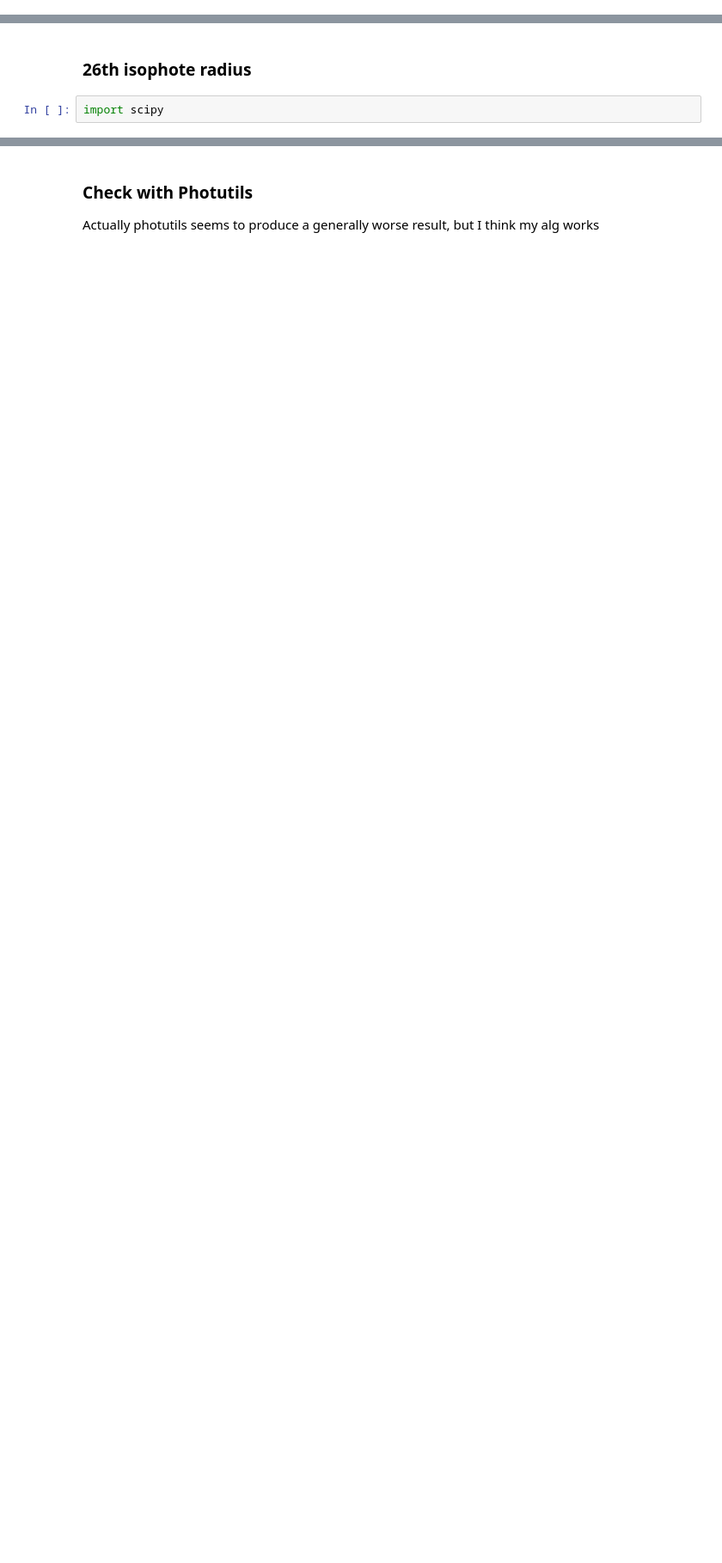
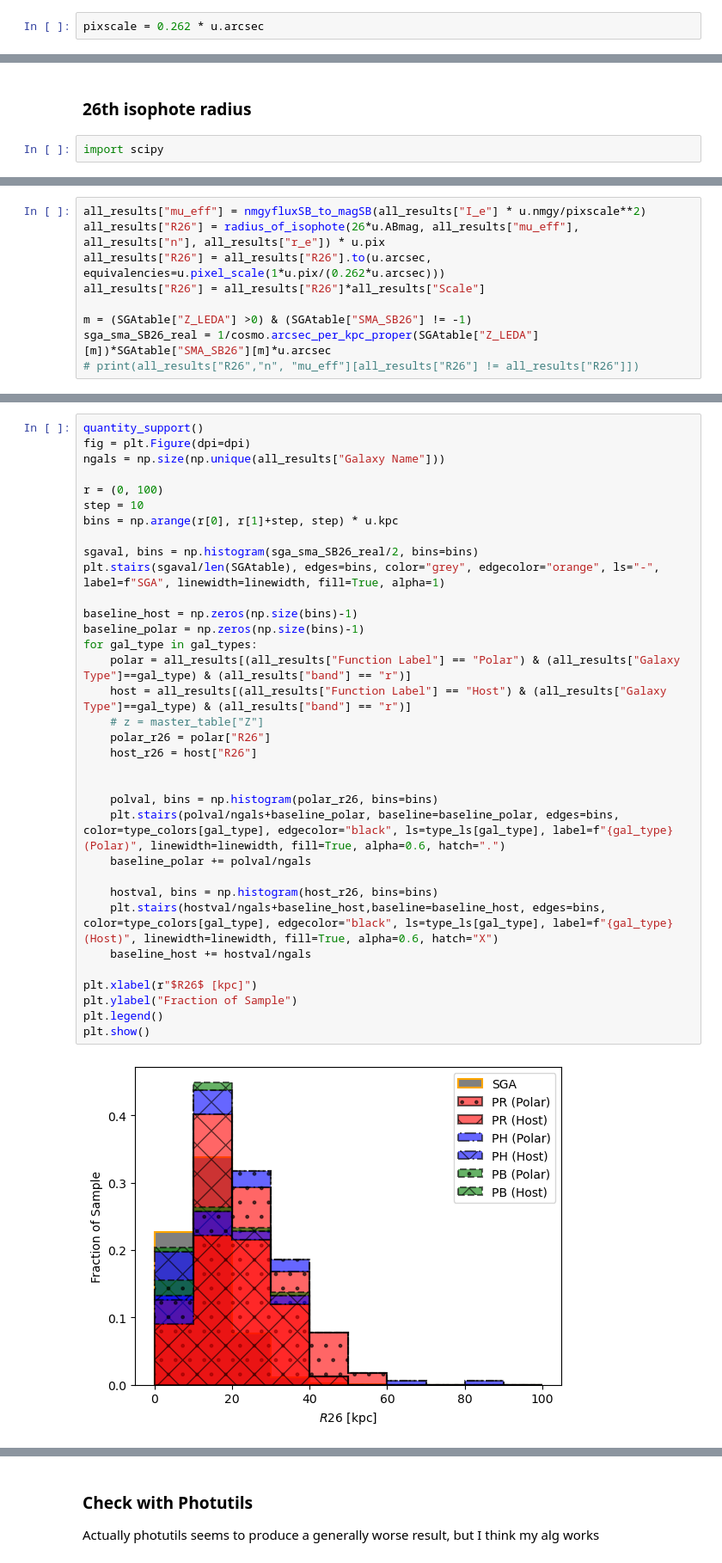
Before and after one commit to rpsmith4/photometric-decomp-analysis, a Jupyter notebook: fitresults/plot_parameters.ipynb, the cells around one changed output, grey strips where cells are left out. Shown at 86% size. Cells and saved outputs as stored; diff of their text form; blank space fills up the shorter version.

```diff
--- a/fitresults/plot_parameters.ipynb
+++ b/fitresults/plot_parameters.ipynb
@@ -78,0 +87,2 @@ Total parameter bounds sticking: 0
+# %%
+pixscale = 0.262 * u.arcsec
@@ -252,0 +324,9 @@ r_26 (semi-major axis) = 456.17
+# %%
+all_results["mu_eff"] = nmgyfluxSB_to_magSB(all_results["I_e"] * u.nmgy/pixscale**2)
+all_results["R26"] = radius_of_isophote(26*u.ABmag, all_results["mu_eff"], all_results["n"], all_results["r_e"]) * u.pix
+all_results["R26"] = all_results["R26"].to(u.arcsec, equivalencies=u.pixel_scale(1*u.pix/(0.262*u.arcsec)))
+all_results["R26"] = all_results["R26"]*all_results["Scale"]
+
+m = (SGAtable["Z_LEDA"] >0) & (SGAtable["SMA_SB26"] != -1)
+sga_sma_SB26_real = 1/cosmo.arcsec_per_kpc_proper(SGAtable["Z_LEDA"][m])*SGAtable["SMA_SB26"][m]*u.arcsec
+# print(all_results["R26","n", "mu_eff"][all_results["R26"] != all_results["R26"]])
@@ -252,0 +337,36 @@ r_26 (semi-major axis) = 456.17
+# %%
+quantity_support()
+fig = plt.Figure(dpi=dpi)
+ngals = np.size(np.unique(all_results["Galaxy Name"]))
+
+r = (0, 100)
+step = 10
+bins = np.arange(r[0], r[1]+step, step) * u.kpc
+
+sgaval, bins = np.histogram(sga_sma_SB26_real/2, bins=bins)
+plt.stairs(sgaval/len(SGAtable), edges=bins, color="grey", edgecolor="orange", ls="-", label=f"SGA", linewidth=linewidth, fill=True, alpha=1)
+
+baseline_host = np.zeros(np.size(bins)-1)
+baseline_polar = np.zeros(np.size(bins)-1)
+for gal_type in gal_types:
+    polar = all_results[(all_results["Function Label"] == "Polar") & (all_results["Galaxy Type"]==gal_type) & (all_results["band"] == "r")]
+    host = all_results[(all_results["Function Label"] == "Host") & (all_results["Galaxy Type"]==gal_type) & (all_results["band"] == "r")]
+    # z = master_table["Z"]
+    polar_r26 = polar["R26"]
+    host_r26 = host["R26"]
+
+
+    polval, bins = np.histogram(polar_r26, bins=bins)
+    plt.stairs(polval/ngals+baseline_polar, baseline=baseline_polar, edges=bins, color=type_colors[gal_type], edgecolor="black", ls=type_ls[gal_type], label=f"{gal_type} (Polar)", linewidth=linewidth, fill=True, alpha=0.6, hatch=".")
+    baseline_polar += polval/ngals
+
+    hostval, bins = np.histogram(host_r26, bins=bins)
+    plt.stairs(hostval/ngals+baseline_host,baseline=baseline_host, edges=bins, color=type_colors[gal_type], edgecolor="black", ls=type_ls[gal_type], label=f"{gal_type} (Host)", linewidth=linewidth, fill=True, alpha=0.6, hatch="X")
+    baseline_host += hostval/ngals
+
+plt.xlabel(r"$R26$ [kpc]")
+plt.ylabel("Fraction of Sample")
+plt.legend()
+plt.show()
+# %% [output]
+[figure, added]
```
Also changed, not shown: parts of 40 cells of this notebook.
